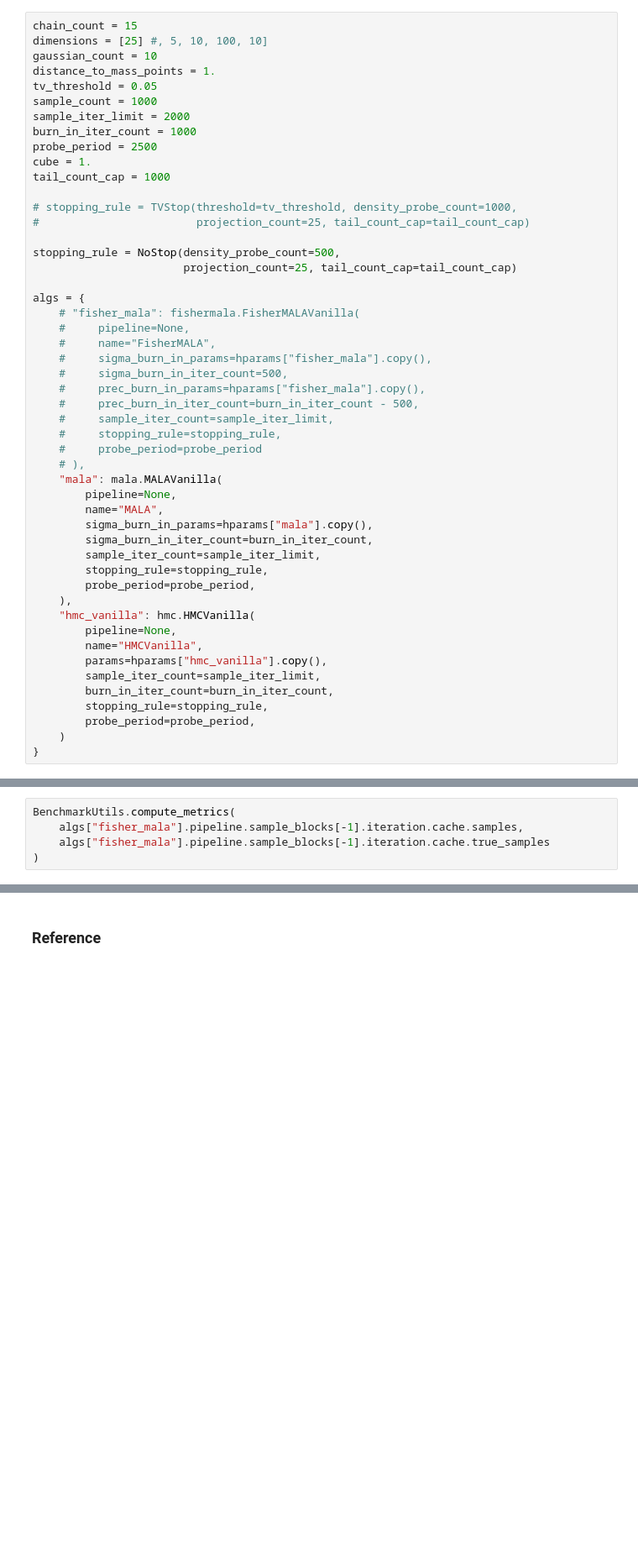
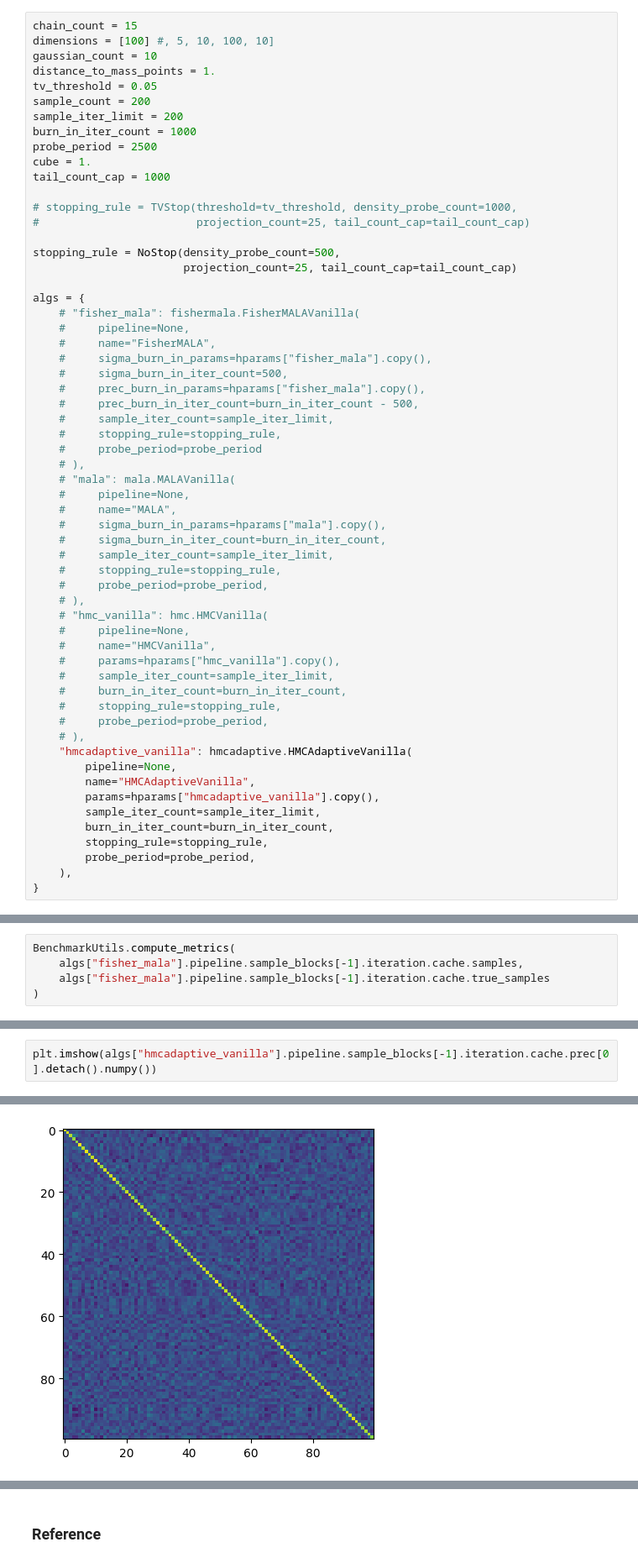
Before and after one commit to cepessh/adaptive_mcmc, a Jupyter notebook: notebooks/last_year_code_test.ipynb, the cells around one changed output, grey strips where cells are left out. Shown: that part at 84% size. Cells and saved outputs as stored; diff of their text form; blank space fills up the shorter version.

```diff
--- a/notebooks/last_year_code_test.ipynb
+++ b/notebooks/last_year_code_test.ipynb
@@ -34,12 +41,12 @@ hparams = {
 }
 # %%
 chain_count = 15
-dimensions = [25] #, 5, 10, 100, 10]
+dimensions = [100] #, 5, 10, 100, 10]
 gaussian_count = 10
 distance_to_mass_points = 1.
 tv_threshold = 0.05
-sample_count = 1000
-sample_iter_limit = 2000
+sample_count = 200
+sample_iter_limit = 200
 burn_in_iter_count = 1000
 probe_period = 2500
 cube = 1.
@@ -63,24 +70,33 @@ algs = {
     #     stopping_rule=stopping_rule,
     #     probe_period=probe_period
     # ),
-    "mala": mala.MALAVanilla(
+    # "mala": mala.MALAVanilla(
+    #     pipeline=None,
+    #     name="MALA",
+    #     sigma_burn_in_params=hparams["mala"].copy(),
+    #     sigma_burn_in_iter_count=burn_in_iter_count,
+    #     sample_iter_count=sample_iter_limit,
+    #     stopping_rule=stopping_rule,
+    #     probe_period=probe_period,
+    # ),
+    # "hmc_vanilla": hmc.HMCVanilla(
+    #     pipeline=None,
+    #     name="HMCVanilla",
+    #     params=hparams["hmc_vanilla"].copy(),
+    #     sample_iter_count=sample_iter_limit,
+    #     burn_in_iter_count=burn_in_iter_count,
+    #     stopping_rule=stopping_rule,
+    #     probe_period=probe_period,
+    # ),
+    "hmcadaptive_vanilla": hmcadaptive.HMCAdaptiveVanilla(
         pipeline=None,
-        name="MALA",
-        sigma_burn_in_params=hparams["mala"].copy(),
-        sigma_burn_in_iter_count=burn_in_iter_count,
-        sample_iter_count=sample_iter_limit,
-        stopping_rule=stopping_rule,
-        probe_period=probe_period,
-    ),
-    "hmc_vanilla": hmc.HMCVanilla(
-        pipeline=None,
-        name="HMCVanilla",
-        params=hparams["hmc_vanilla"].copy(),
+        name="HMCAdaptiveVanilla",
+        params=hparams["hmcadaptive_vanilla"].copy(),
         sample_iter_count=sample_iter_limit,
         burn_in_iter_count=burn_in_iter_count,
         stopping_rule=stopping_rule,
         probe_period=probe_period,
-    )
+    ),
 }
 # %%
 hist_data = {}
@@ -255,0 +256,3 @@ BenchmarkUtils.compute_metrics(
+# %%
+plt.imshow(algs["hmcadaptive_vanilla"].pipeline.sample_blocks[-1].iteration.cache.prec[0].detach().numpy())
+# %% [output]
@@ -255,0 +260 @@ BenchmarkUtils.compute_metrics(
+[figure, added]
```
Also changed, not shown: parts of 16 cells of this notebook, 3 other files.
